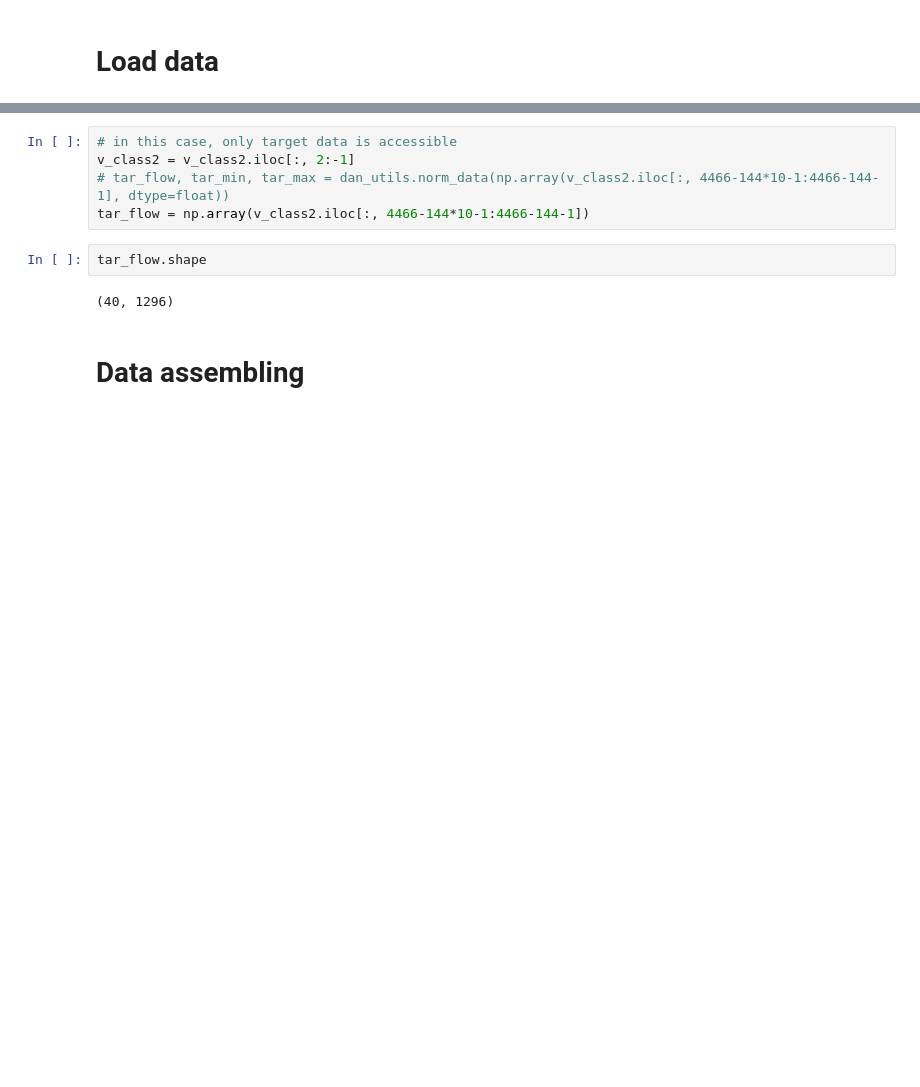
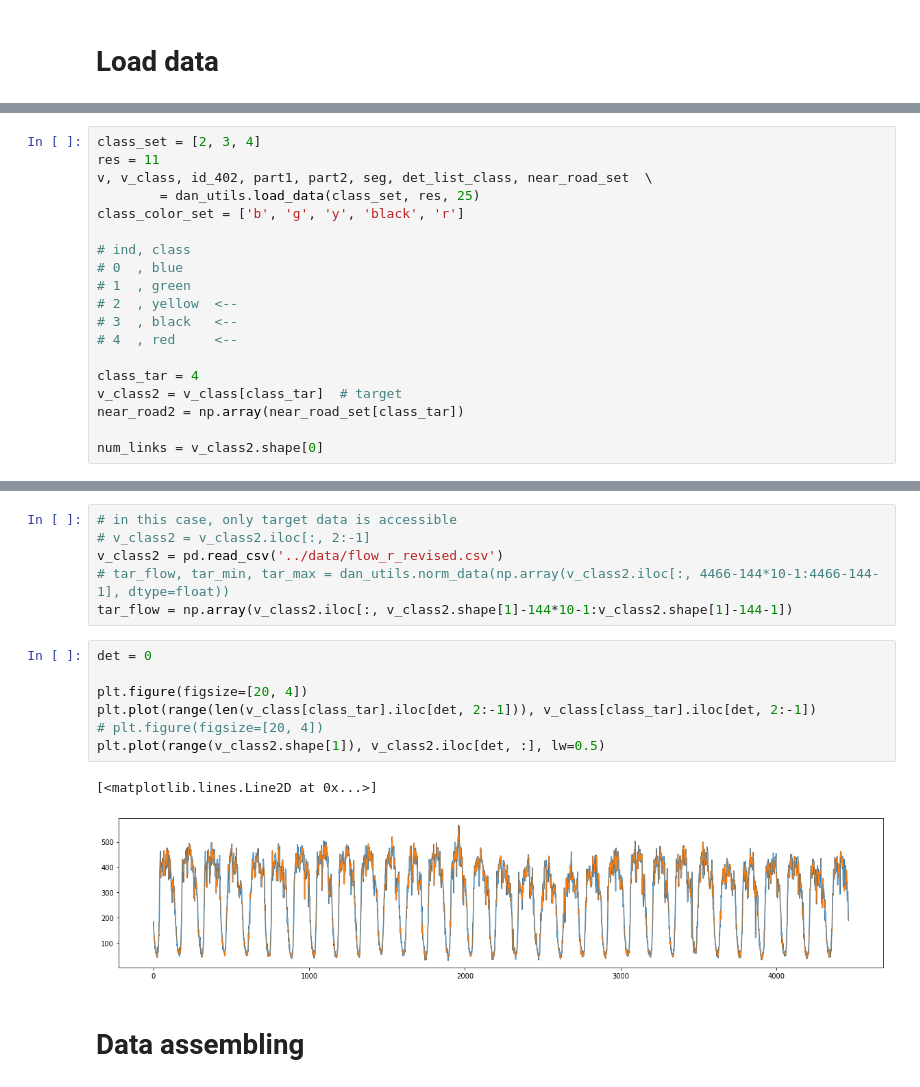
Before and after one commit to HaTT2018/NET_louvain_DAN, a Jupyter notebook: learning_DAN/base_FC.ipynb, the cells around one changed output, grey strips where cells are left out. Saved outputs shown, nothing was run; the diff lists cells and outputs as text; blank space fills up the shorter version.

```diff
--- a/learning_DAN/base_FC.ipynb
+++ b/learning_DAN/base_FC.ipynb
@@ -105,0 +27,19 @@ plt.plot(range(len(v_class2.iloc[0, 2:-1])), v_class2.iloc[0, 2:-1])
+# %%
+class_set = [2, 3, 4]
+res = 11
+v, v_class, id_402, part1, part2, seg, det_list_class, near_road_set  \
+        = dan_utils.load_data(class_set, res, 25)
+class_color_set = ['b', 'g', 'y', 'black', 'r']
+
+# ind, class
+# 0  , blue
+# 1  , green
+# 2  , yellow  <--
+# 3  , black   <--
+# 4  , red     <--
+
+class_tar = 4
+v_class2 = v_class[class_tar]  # target
+near_road2 = np.array(near_road_set[class_tar])
+
+num_links = v_class2.shape[0]
@@ -106,12 +53,19 @@ plt.plot(range(len(v_class2.iloc[0, 2:-1])), v_class2.iloc[0, 2:-1])
 # %%
 # in this case, only target data is accessible
-v_class2 = v_class2.iloc[:, 2:-1]
+# v_class2 = v_class2.iloc[:, 2:-1]
+v_class2 = pd.read_csv('../data/flow_r_revised.csv')
 # tar_flow, tar_min, tar_max = dan_utils.norm_data(np.array(v_class2.iloc[:, 4466-144*10-1:4466-144-1], dtype=float))
-tar_flow = np.array(v_class2.iloc[:, 4466-144*10-1:4466-144-1])
+tar_flow = np.array(v_class2.iloc[:, v_class2.shape[1]-144*10-1:v_class2.shape[1]-144-1])
-# %%
-tar_flow.shape
-# %% [output]
-(40, 1296)
+# %%
+det = 0
+
+plt.figure(figsize=[20, 4])
+plt.plot(range(len(v_class[class_tar].iloc[det, 2:-1])), v_class[class_tar].iloc[det, 2:-1])
+# plt.figure(figsize=[20, 4])
+plt.plot(range(v_class2.shape[1]), v_class2.iloc[det, :], lw=0.5)
+# %% [output]
+[<matplotlib.lines.Line2D at 0x...>]
+[figure, added]
 # %% [markdown]
 # Data assembling
 # %%
```
Also changed, not shown: parts of 17 cells of this notebook.
